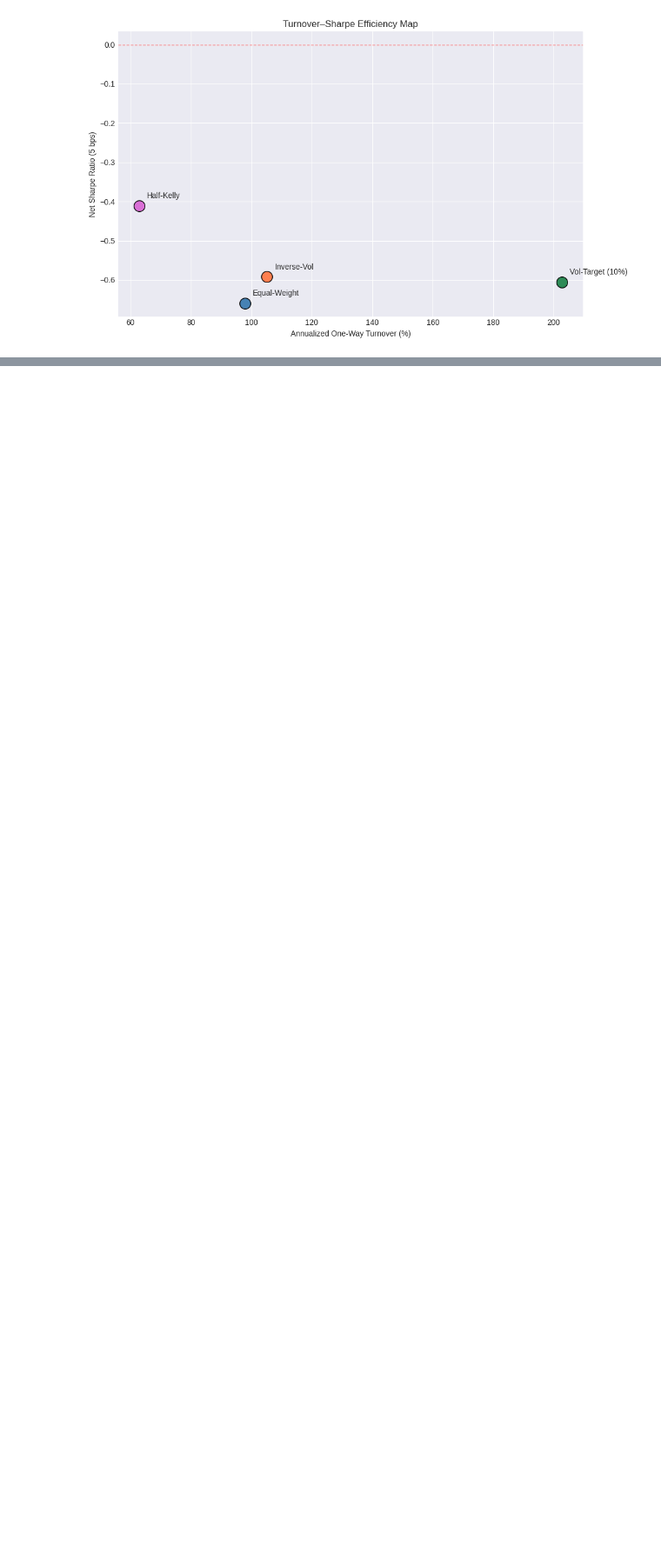
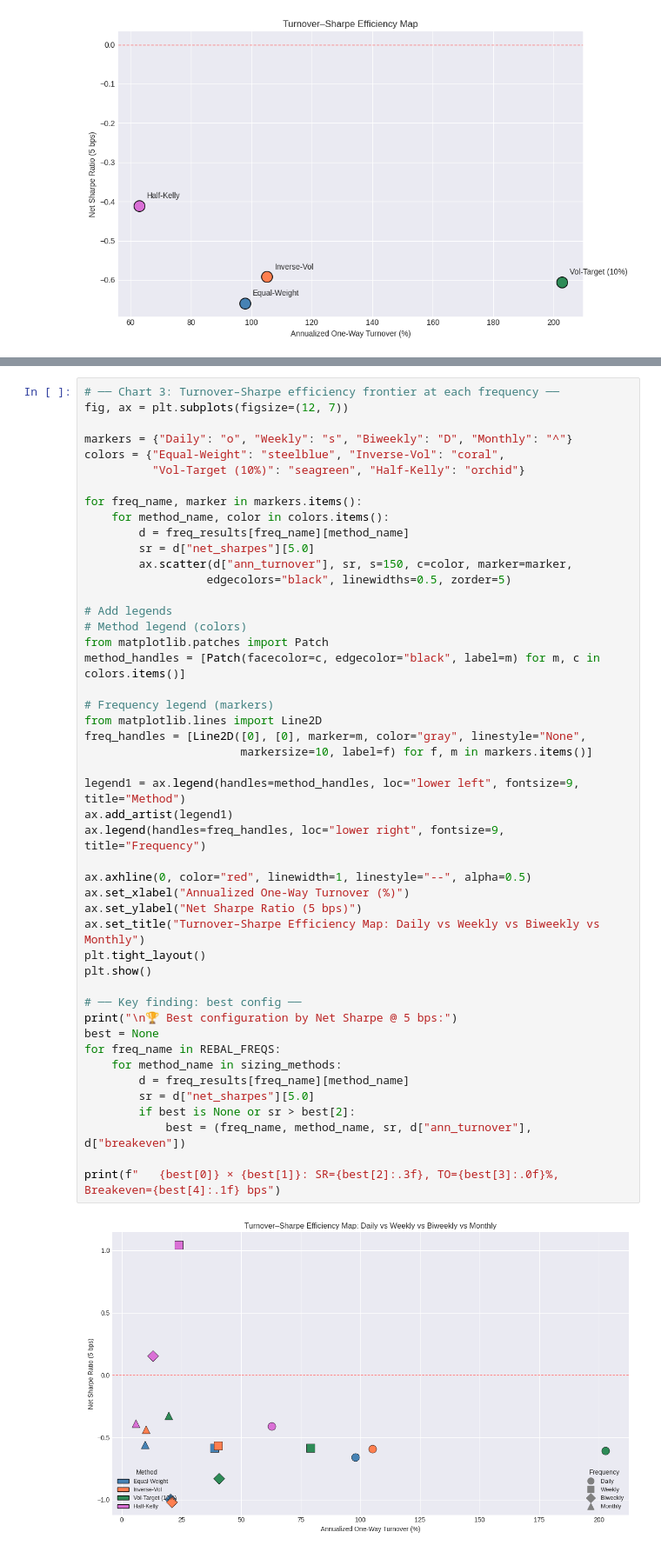
Before and after one commit to JerryHong08/jerryquant101, a Jupyter notebook: notebooks/cost_analysis.ipynb, the cells around one changed output, grey strips where cells are left out. Shown at 87% size. Drawn from its saved outputs; the diff is of its cells as text; blank space fills up the shorter version.

```diff
--- a/notebooks/cost_analysis.ipynb
+++ b/notebooks/cost_analysis.ipynb
@@ -513,0 +772,49 @@ plt.show()
+# %%
+# ── Chart 3: Turnover–Sharpe efficiency frontier at each frequency ──
+fig, ax = plt.subplots(figsize=(12, 7))
+
+markers = {"Daily": "o", "Weekly": "s", "Biweekly": "D", "Monthly": "^"}
+colors = {"Equal-Weight": "steelblue", "Inverse-Vol": "coral",
+          "Vol-Target (10%)": "seagreen", "Half-Kelly": "orchid"}
+
+for freq_name, marker in markers.items():
+    for method_name, color in colors.items():
+        d = freq_results[freq_name][method_name]
+        sr = d["net_sharpes"][5.0]
+        ax.scatter(d["ann_turnover"], sr, s=150, c=color, marker=marker,
+                  edgecolors="black", linewidths=0.5, zorder=5)
+
+# Add legends
+# Method legend (colors)
+from matplotlib.patches import Patch
+method_handles = [Patch(facecolor=c, edgecolor="black", label=m) for m, c in colors.items()]
+
+# Frequency legend (markers)
+from matplotlib.lines import Line2D
+freq_handles = [Line2D([0], [0], marker=m, color="gray", linestyle="None",
+                       markersize=10, label=f) for f, m in markers.items()]
+
+legend1 = ax.legend(handles=method_handles, loc="lower left", fontsize=9, title="Method")
+ax.add_artist(legend1)
+ax.legend(handles=freq_handles, loc="lower right", fontsize=9, title="Frequency")
+
+ax.axhline(0, color="red", linewidth=1, linestyle="--", alpha=0.5)
+ax.set_xlabel("Annualized One-Way Turnover (%)")
+ax.set_ylabel("Net Sharpe Ratio (5 bps)")
+ax.set_title("Turnover–Sharpe Efficiency Map: Daily vs Weekly vs Biweekly vs Monthly")
+plt.tight_layout()
+plt.show()
+
+# ── Key finding: best config ──
+print("\n🏆 Best configuration by Net Sharpe @ 5 bps:")
+best = None
+for freq_name in REBAL_FREQS:
+    for method_name in sizing_methods:
+        d = freq_results[freq_name][method_name]
+        sr = d["net_sharpes"][5.0]
+        if best is None or sr > best[2]:
+            best = (freq_name, method_name, sr, d["ann_turnover"], d["breakeven"])
+
+print(f"   {best[0]} × {best[1]}: SR={best[2]:.3f}, TO={best[3]:.0f}%, Breakeven={best[4]:.1f} bps")
+# %% [output]
+[figure, added]
```
Also changed, not shown: parts of 7 cells of this notebook, 1 other file.
